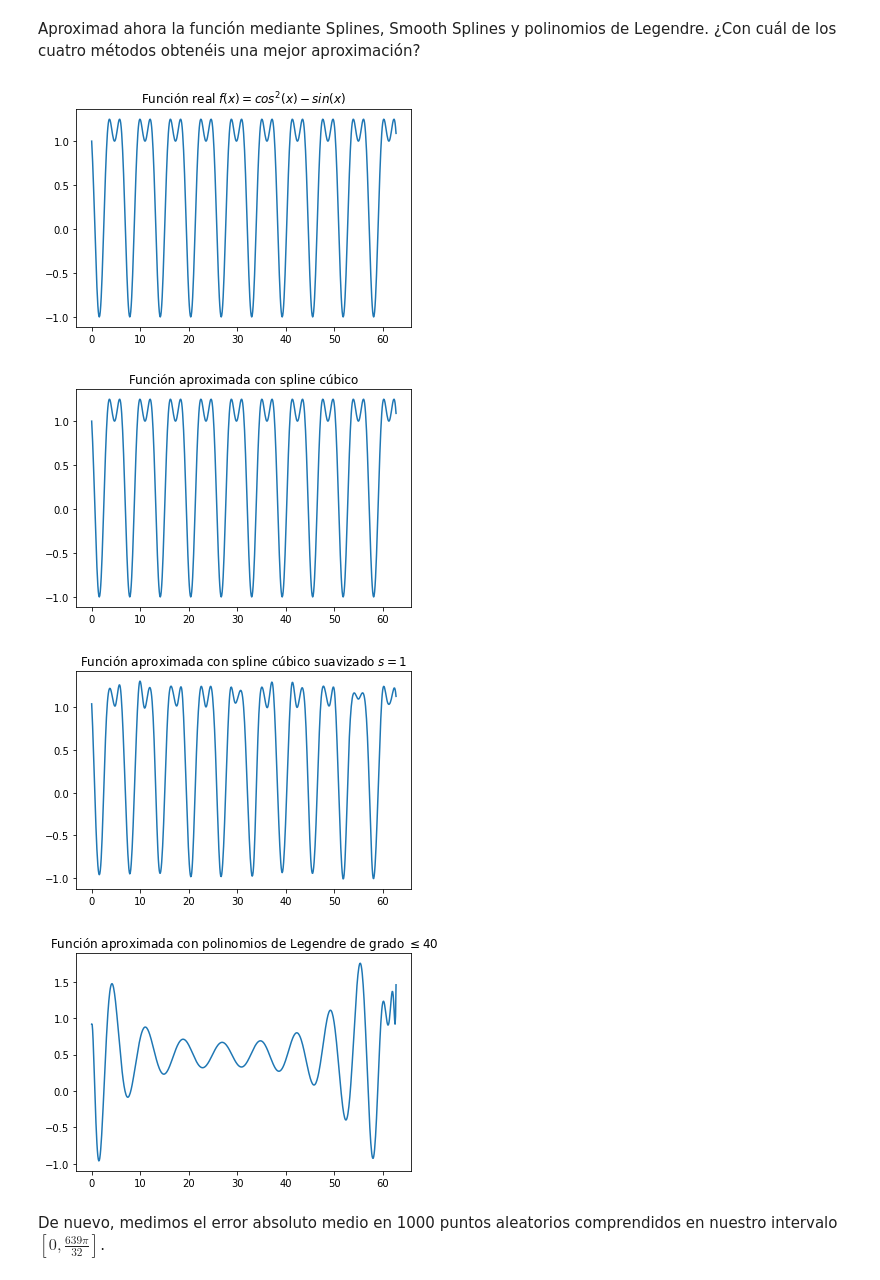
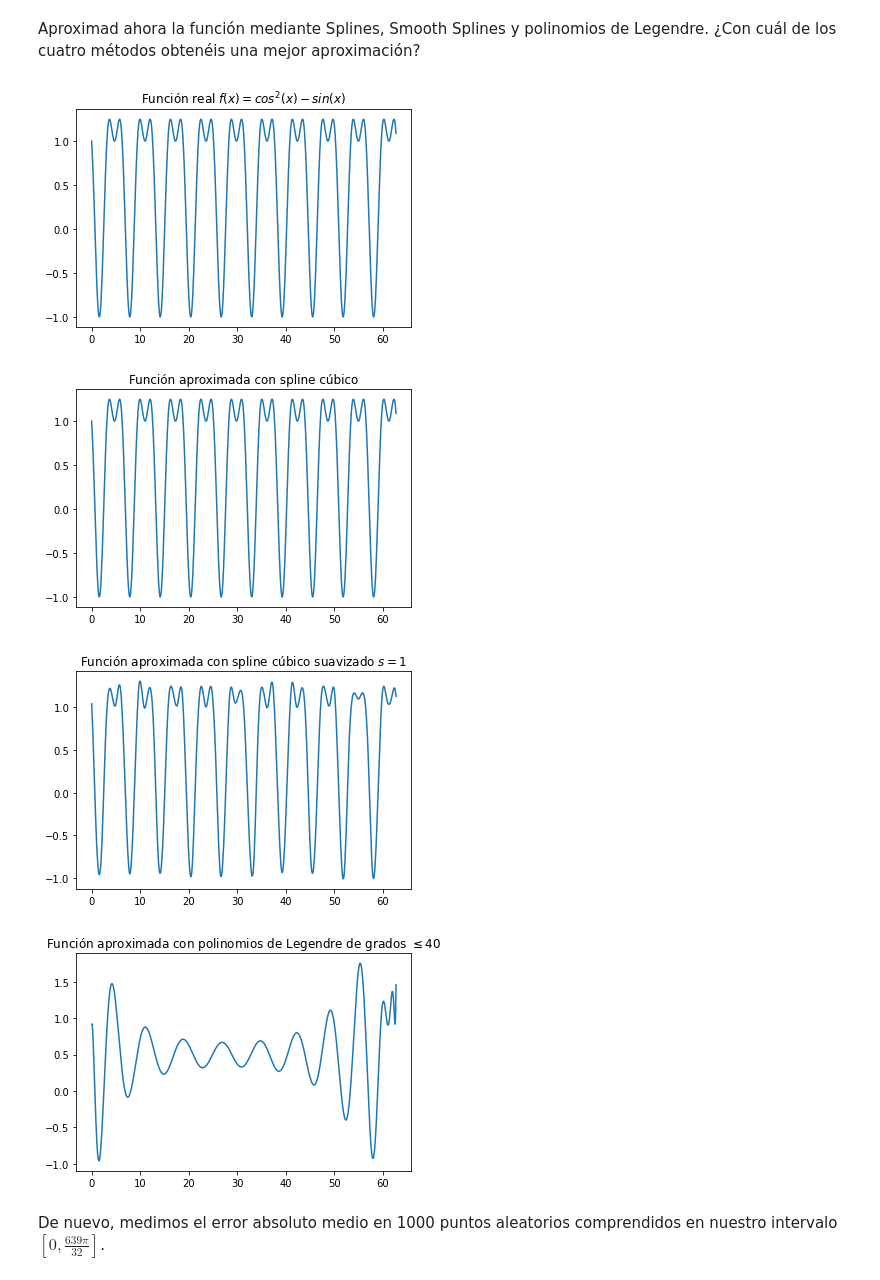
Before and after one commit to Ludvins/Practicas_CN, a Jupyter notebook: P2/P2.ipynb, the cells around one changed output. Cells and saved outputs as stored; diff of their text form; code cells hidden in the pictures.

```diff
--- a/P2/P2.ipynb
+++ b/P2/P2.ipynb
@@ -241,26 +229,26 @@ f_leg = np.polynomial.legendre.legval(x, coefs_legendre)
 # %%
 # Mostramos la función real y las aproximaciones
 
 plt.title("Función real $f(x)=cos^2(x)-sin(x)$")
 plt.plot(x, f(x))
 plt.show()
 
 plt.title("Función aproximada con spline cúbico")
 plt.plot(x, f_spl)
 plt.show()
 
 plt.title("Función aproximada con spline cúbico suavizado $s=1$")
 plt.plot(x, f_spl_smooth)
 plt.show()
 
-plt.title("Función aproximada con polinomios de Legendre de grado $\leq 40$")
+plt.title("Función aproximada con polinomios de Legendre de grados $\leq 40$")
 plt.plot(x, f_leg)
 plt.show()
 # %% [output]
 [figure]
 [figure]
 [figure]
-[figure, old version]
+[figure, new version]
 # %% [markdown]
 De nuevo, medimos el error absoluto medio en 1000 puntos aleatorios comprendidos en nuestro intervalo $[0, \frac{639\pi}{32}]$.
 # %%
```
Also changed, not shown: parts of 2 cells of this notebook.
